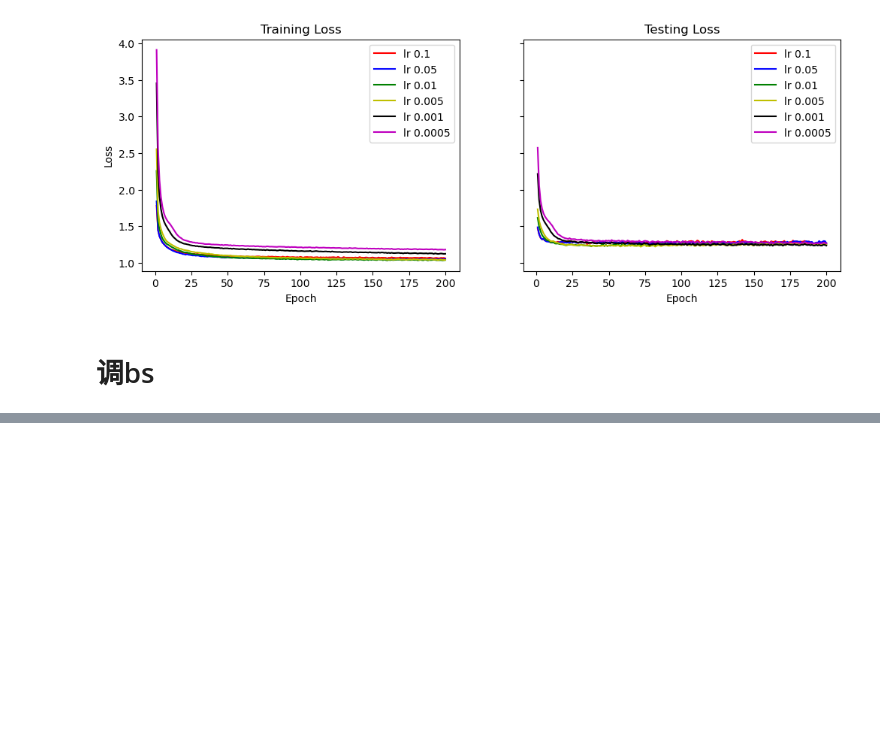
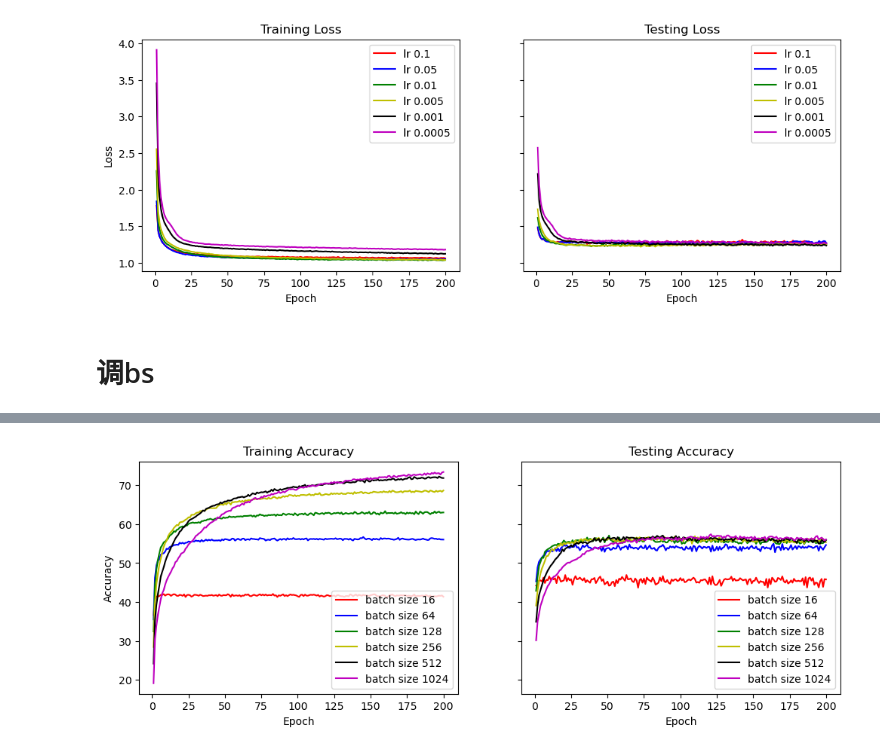
Before and after one commit to lgX1123/MLP_Numpy, a Jupyter notebook: A1/code.ipynb, the cells around one changed output, grey strips where cells are left out. Cells and saved outputs as stored; diff of their text form; code cells hidden in the pictures; blank space fills up the shorter version.

```diff
--- a/A1/code.ipynb
+++ b/A1/code.ipynb
@@ -768,13 +768,14 @@ layers = [
 bs = 128
 config = {
     'layers': layers,
-    'lr': 0.1,
+    'lr': 0.01,
     'bs': bs,
     'momentum': 0.9,
     'weight_decay': 5e-4,   # 5e-4, 2e-4, 1e-4, 5e-3, 0
     'seed': 0,
     'epoch': 200,
     'optimizer': 'sgd',  # adam, sgd
+    'scheduler': None,
     'pre-process': 'norm',      # min-max, norm, None
     'print_freq': 50000 // bs // 5
 }
@@ -1291,0 +1668,30 @@ plot_accuracy([trainer, trainer5, trainer2, trainer4, trainer3, trainer6])
+# %%
+def plot_accuracy(trainers):
+    train_accu = [trainer.train_precs for trainer in trainers]
+    test_accu = [trainer.test_precs for trainer in trainers]
+    lrs = [16, 64, 128, 256, 512, 1024]
+    c = ['r-', 'b-', 'g-', 'y-', 'k-', 'm-']
+    x = [i + 1 for i in range(trainer.epochs)]
+
+    fig, (ax1, ax2) = plt.subplots(1, 2, sharey=True, figsize=(12, 4))
+
+    for i, y1 in enumerate(train_accu):
+        ax1.plot(x, y1, c[i], label='batch size ' + str(lrs[i]))
+
+    for i, y2 in enumerate(test_accu):
+        ax2.plot(x, y2, c[i], label='batch size ' + str(lrs[i]))
+
+    ax1.set_title('Training Accuracy')
+    ax1.set_xlabel('Epoch')
+    ax1.set_ylabel('Accuracy')
+
+    ax2.set_title('Testing Accuracy')
+    ax2.set_xlabel('Epoch')
+
+    ax1.legend(loc='lower right')
+    ax2.legend(loc='lower right')
+    plt.show()
+
+plot_accuracy([trainer2, trainer3, trainer, trainer4, trainer5, trainer6])
+# %% [output]
+[figure, added]
```
Also changed, not shown: parts of 12 cells of this notebook, 2 other files.
